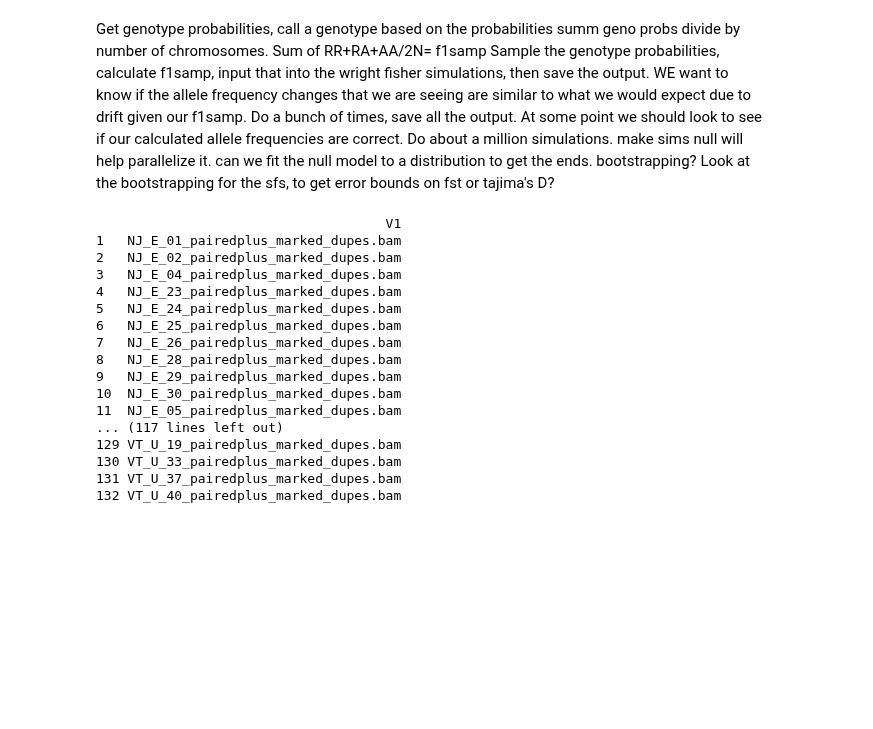
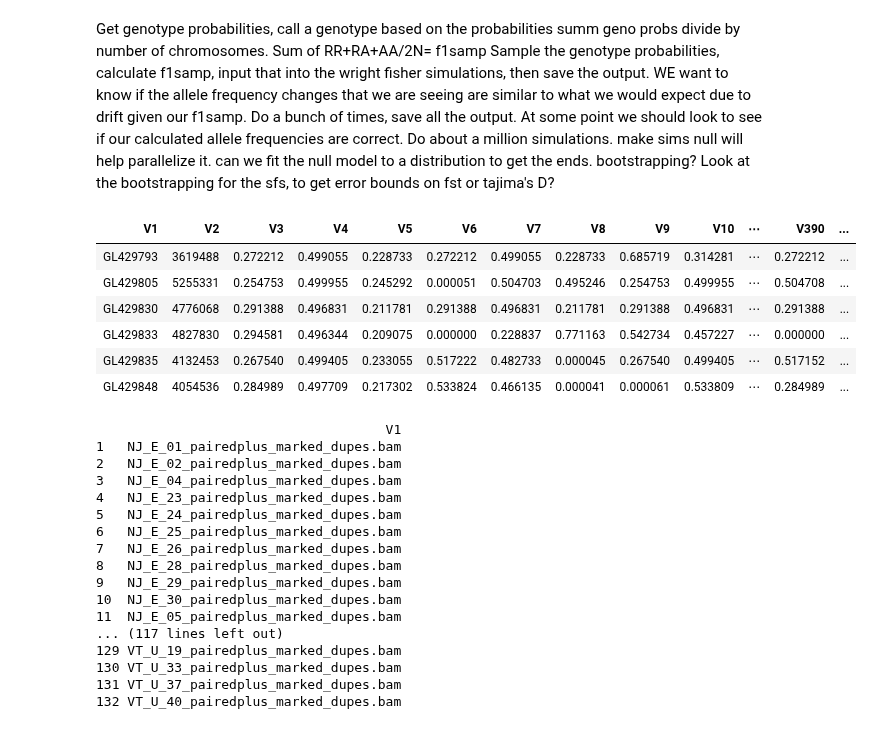
Before and after one commit to sagw/WNS_WGS, a Jupyter notebook: Notebooks/All_AlleleFreqChange.ipynb, the cells around one changed output. Cells and saved outputs as stored; diff of their text form; code cells hidden in the pictures; blank space fills up the shorter version.

```diff
--- a/Notebooks/All_AlleleFreqChange.ipynb
+++ b/Notebooks/All_AlleleFreqChange.ipynb
@@ -101,6 +101,16 @@ bootstrapping?
 Look at the bootstrapping for the sfs, to get error bounds on fst or tajima's D?
 # %%
 genoprobs=read.csv("/local/home/sarahgw/WGS/SNPS/All_mylu/snps/Candidate_SNPs_geno.csv", header=FALSE)
+# %%
+head(genoprobs)
+# %% [output]
+| V1 | V2 | V3 | V4 | V5 | V6 | V7 | V8 | V9 | V10 | ⋯ | V390 | ... |
+| GL429793 | 3619488 | 0.272212 | 0.499055 | 0.228733 | 0.272212 | 0.499055 | 0.228733 | 0.685719 | 0.314281 | ⋯ | 0.272212 | ... |
+| GL429805 | 5255331 | 0.254753 | 0.499955 | 0.245292 | 0.000051 | 0.504703 | 0.495246 | 0.254753 | 0.499955 | ⋯ | 0.504708 | ... |
+| GL429830 | 4776068 | 0.291388 | 0.496831 | 0.211781 | 0.291388 | 0.496831 | 0.211781 | 0.291388 | 0.496831 | ⋯ | 0.291388 | ... |
+| GL429833 | 4827830 | 0.294581 | 0.496344 | 0.209075 | 0.000000 | 0.228837 | 0.771163 | 0.542734 | 0.457227 | ⋯ | 0.000000 | ... |
+| GL429835 | 4132453 | 0.267540 | 0.499405 | 0.233055 | 0.517222 | 0.482733 | 0.000045 | 0.267540 | 0.499405 | ⋯ | 0.517152 | ... |
+| GL429848 | 4054536 | 0.284989 | 0.497709 | 0.217302 | 0.533824 | 0.466135 | 0.000041 | 0.000061 | 0.533809 | ⋯ | 0.284989 | ... |
 # %%
 samples=read.table("/local/home/sarahgw/WGS/Sequences/filelists/All_Mylu.filelist", header=FALSE)
 # %%
```
Also changed, not shown: parts of 12 cells of this notebook.
